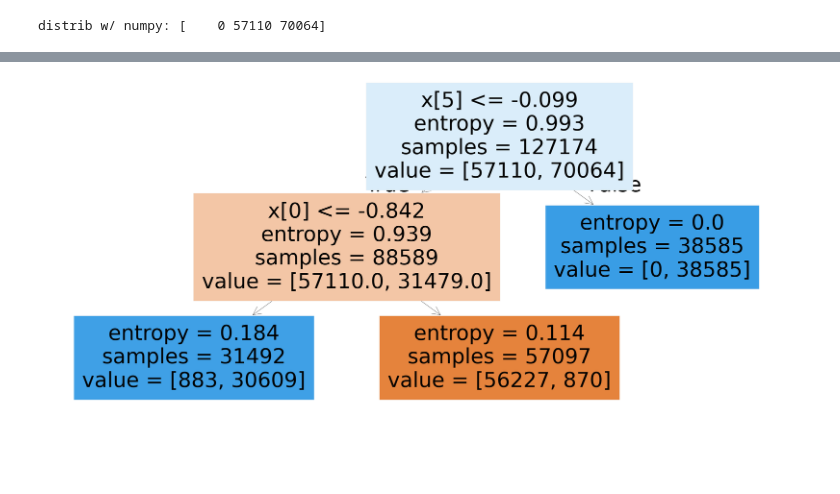
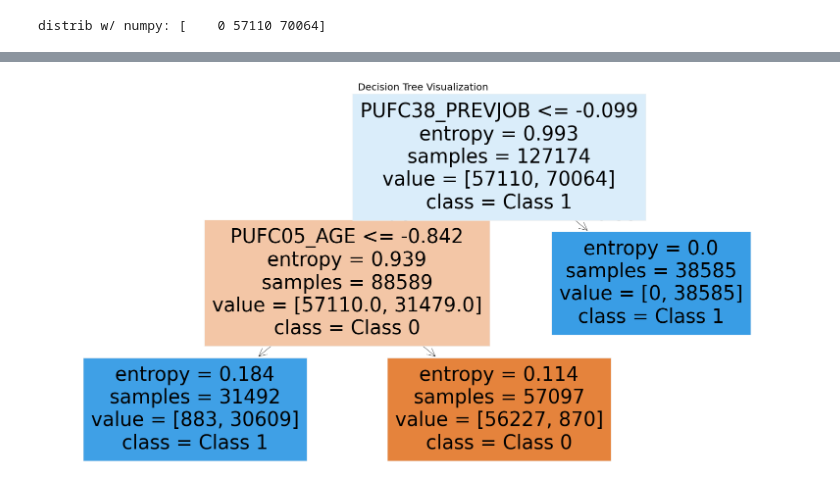
Before and after one commit to devonjavier/STINTSY-Project, a Jupyter notebook: STINTSY_MCO_LFS.ipynb, the cells around one changed output, grey strips where cells are left out. Cells and saved outputs as stored; diff of their text form; code cells hidden in the pictures; blank space fills up the shorter version.

```diff
--- a/STINTSY_MCO_LFS.ipynb
+++ b/STINTSY_MCO_LFS.ipynb
@@ -517,9 +474,10 @@ plt.show()
 # %%
 from sklearn.tree import plot_tree
 import matplotlib.pyplot as plt
 
-plt.figure(figsize=(32, 14))
-plot_tree(best_model, filled=True)
+plt.figure(figsize=(20, 10))
+plot_tree(best_model, filled=True, feature_names=X_train.columns, class_names=["Class 0", "Class 1"])
+plt.title("Decision Tree Visualization")
 plt.show()
 # %% [output]
-[figure, old version]
+[figure, new version]
```
Also changed, not shown: parts of 7 cells of this notebook.
